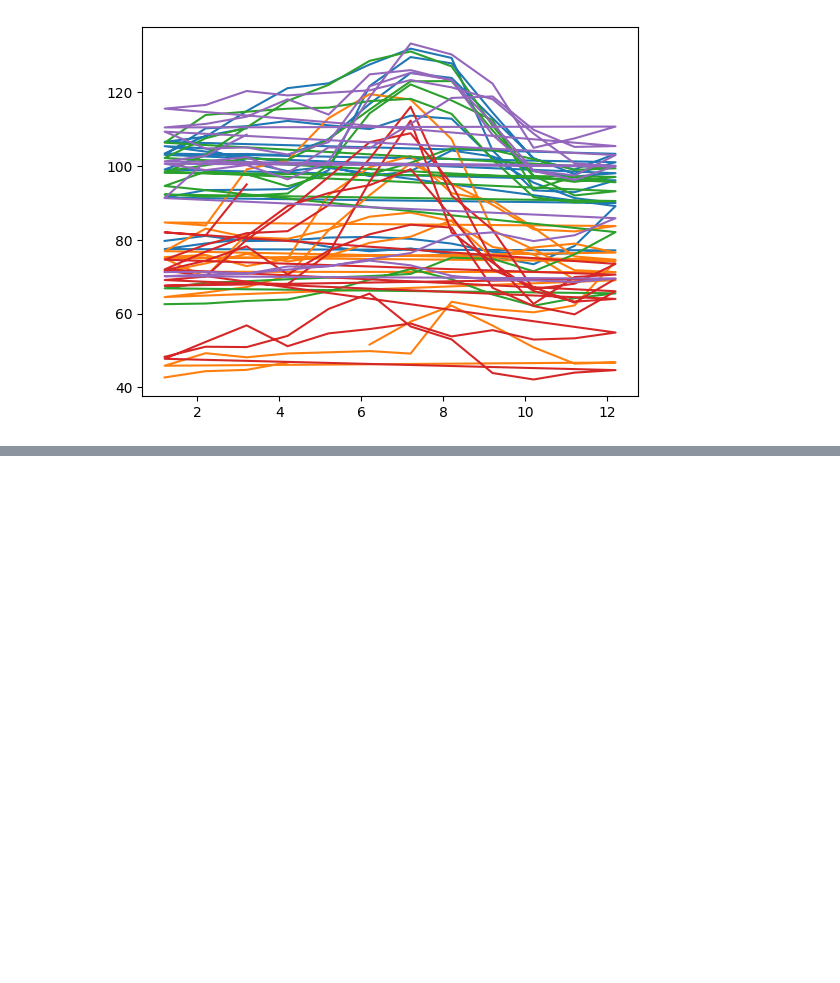
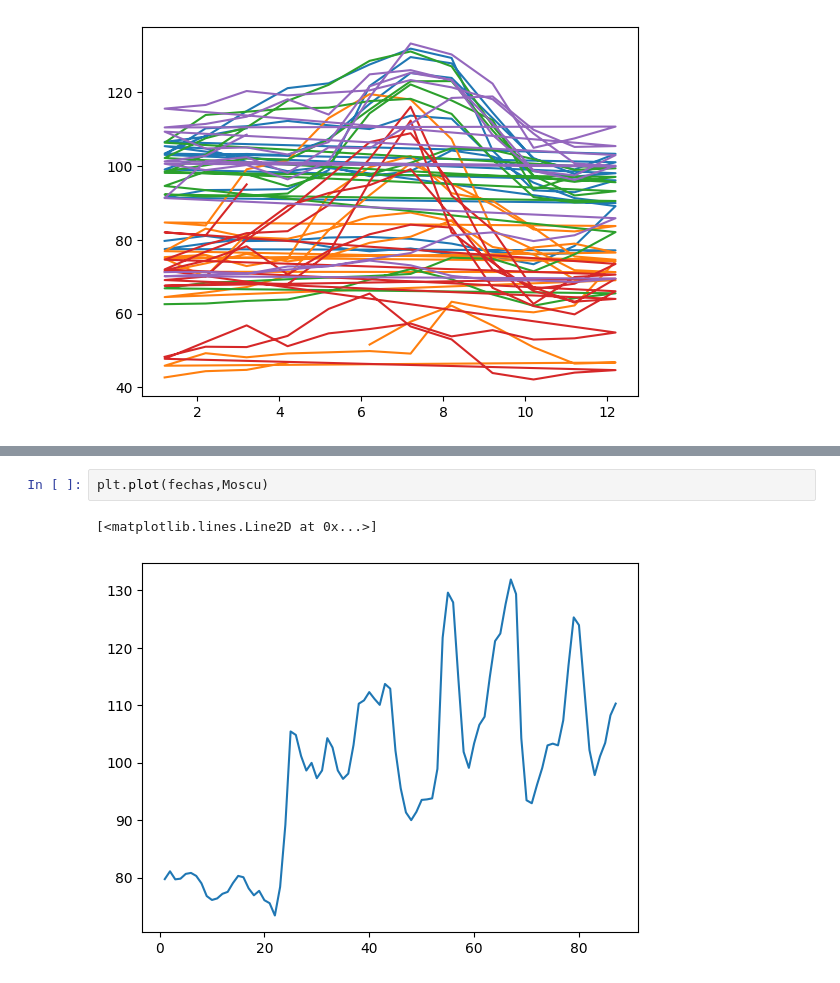
Before and after one commit to mg253a/Aprendiendo-ETL, a Jupyter notebook: Numpy.ipynb, the cells around one changed output, grey strips where cells are left out. Drawn from its saved outputs; the diff is of its cells as text; blank space fills up the shorter version.

```diff
--- a/Numpy.ipynb
+++ b/Numpy.ipynb
@@ -163,0 +187,5 @@ plt.plot(fechas,precios)
+# %%
+plt.plot(fechas,Moscu)
+# %% [output]
+[<matplotlib.lines.Line2D at 0x...>]
+[figure, added]
```
Also changed, not shown: parts of 5 cells of this notebook.
